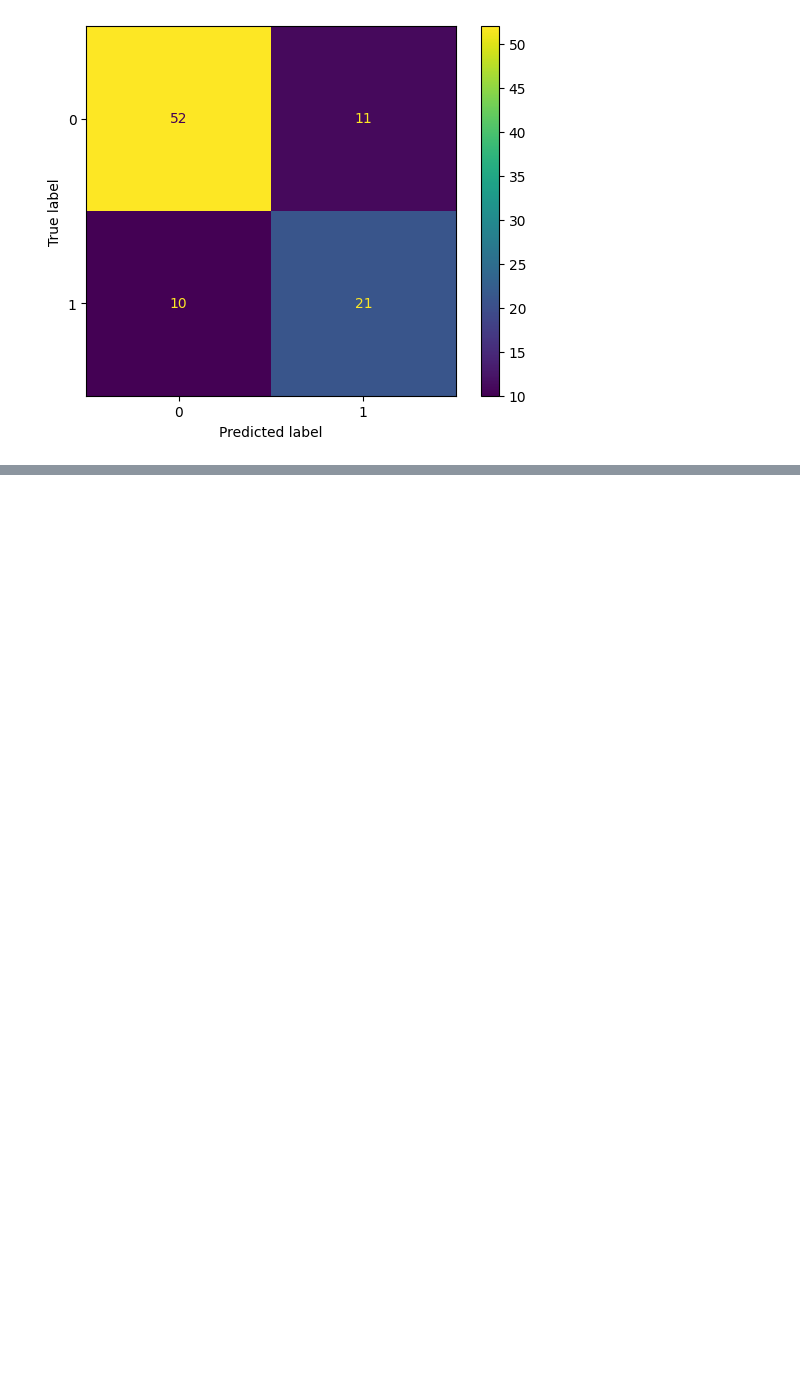
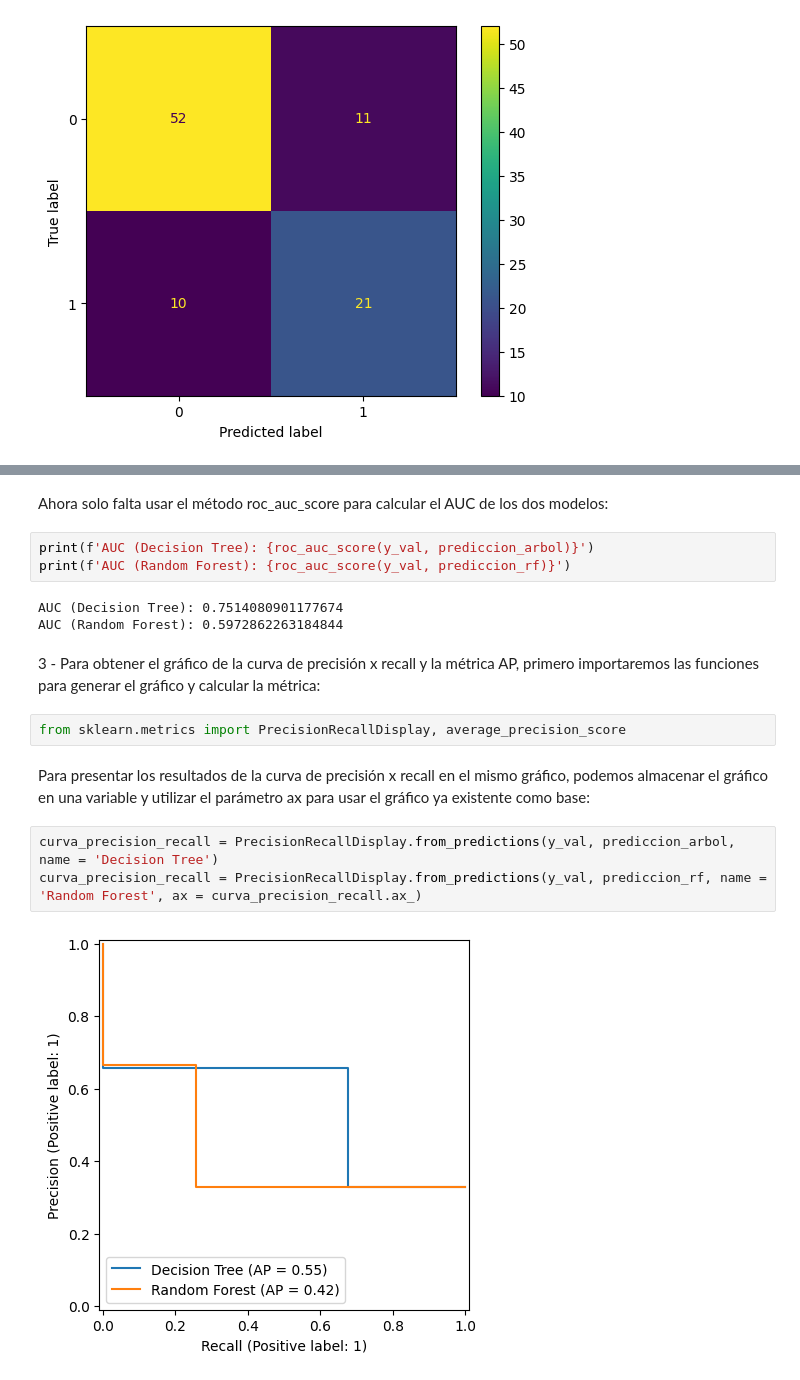
Before and after one commit to Ivan8Garcia/data-science, a Jupyter notebook: Clasificacion_validacion_y_metricas.ipynb, the cells around one changed output, grey strips where cells are left out. Drawn from its saved outputs; the diff is of its cells as text; blank space fills up the shorter version.

```diff
--- a/Clasificacion_validacion_y_metricas.ipynb
+++ b/Clasificacion_validacion_y_metricas.ipynb
@@ -302,0 +405,19 @@ ConfusionMatrixDisplay.from_predictions(y_val, prediccion_rf);
+# %% [markdown]
+Ahora solo falta usar el método roc_auc_score para calcular el AUC de los dos modelos:
+# %%
+print(f'AUC (Decision Tree): {roc_auc_score(y_val, prediccion_arbol)}')
+print(f'AUC (Random Forest): {roc_auc_score(y_val, prediccion_rf)}')
+# %% [output]
+AUC (Decision Tree): 0.7514080901177674
+AUC (Random Forest): 0.5972862263184844
+# %% [markdown]
+3 - Para obtener el gráfico de la curva de precisión x recall y la métrica AP, primero importaremos las funciones para generar el gráfico y calcular la métrica:
+# %%
+from sklearn.metrics import PrecisionRecallDisplay, average_precision_score
+# %% [markdown]
+Para presentar los resultados de la curva de precisión x recall en el mismo gráfico, podemos almacenar el gráfico en una variable y utilizar el parámetro ax para usar el gráfico ya existente como base:
+# %%
+curva_precision_recall = PrecisionRecallDisplay.from_predictions(y_val, prediccion_arbol, name = 'Decision Tree')
+curva_precision_recall = PrecisionRecallDisplay.from_predictions(y_val, prediccion_rf, name = 'Random Forest', ax = curva_precision_recall.ax_)
+# %% [output]
+[figure, added]
```
Also changed, not shown: parts of 34 cells of this notebook.
